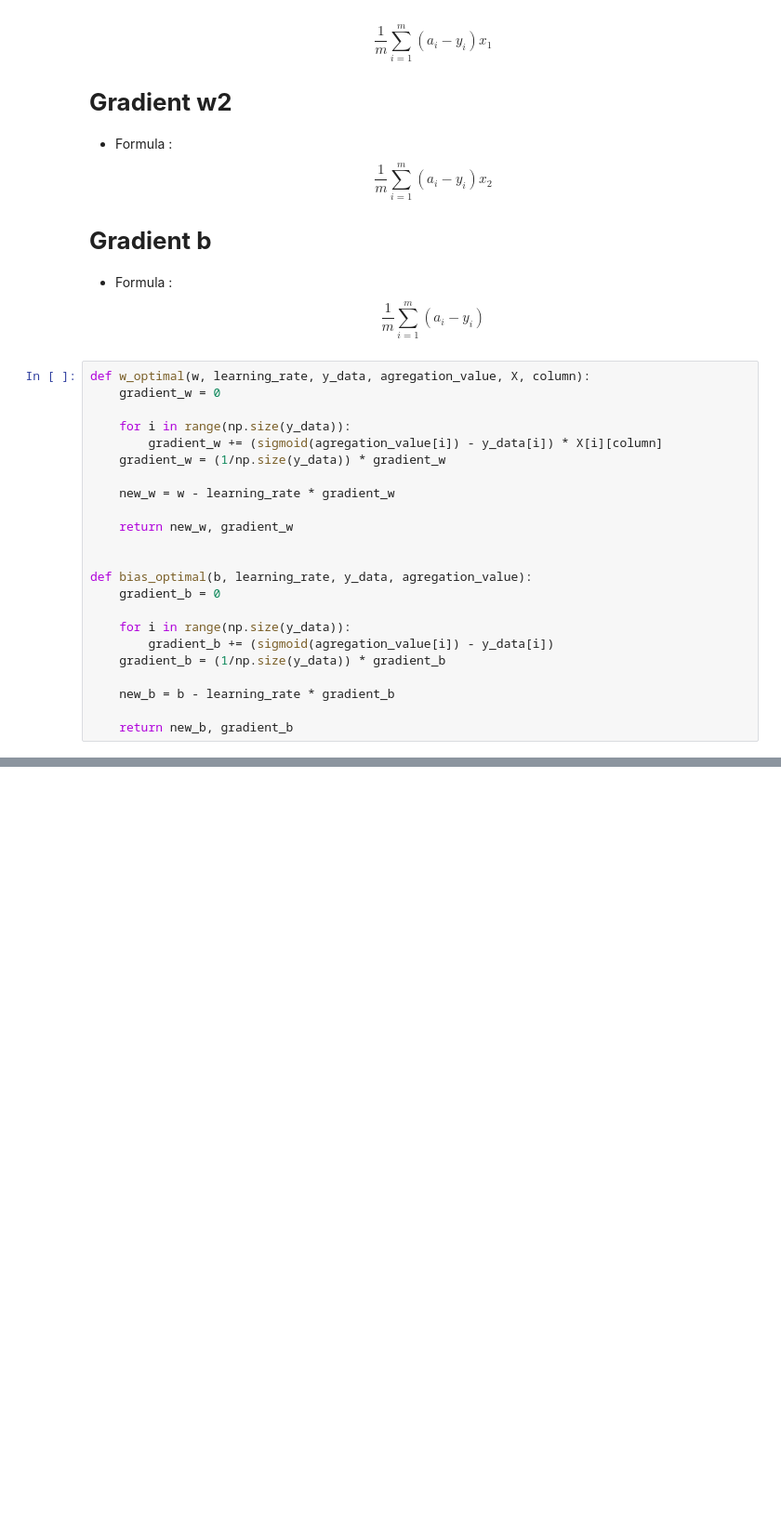
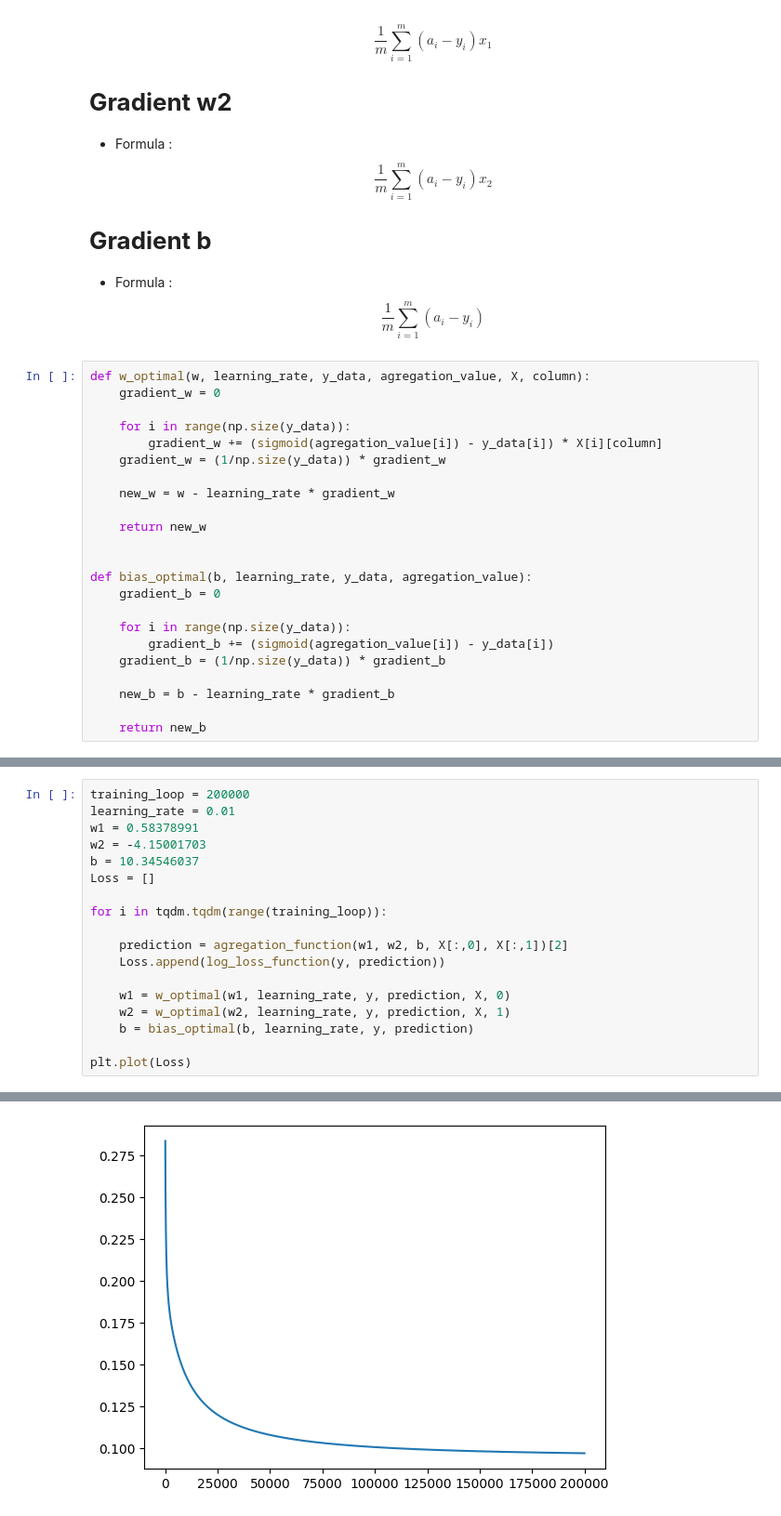
Before and after one commit to LeRatDeVarsovie/deep-learning-project, a Jupyter notebook: main.ipynb, the cells around one changed output, grey strips where cells are left out. Shown: that part at 93% size. Cells and saved outputs as stored; diff of their text form; blank space fills up the shorter version.

```diff
--- a/main.ipynb
+++ b/main.ipynb
@@ -110,7 +81,7 @@ def w_optimal(w, learning_rate, y_data, agregation_value, X, column):
 
     new_w = w - learning_rate * gradient_w
 
-    return new_w, gradient_w
+    return new_w
 
 
 def bias_optimal(b, learning_rate, y_data, agregation_value):
@@ -122,4 +93,4 @@ def bias_optimal(b, learning_rate, y_data, agregation_value):
 
     new_b = b - learning_rate * gradient_b
 
-    return new_b, gradient_b
+    return new_b
@@ -139,0 +97,19 @@ print(bias_optimal(test, 0.1, y, agregation_function(0.45, -0.70, test, X[:,0],
+# %%
+training_loop = 200000
+learning_rate = 0.01
+w1 = 0.58378991
+w2 = -4.15001703
+b = 10.34546037
+Loss = []
+
+for i in tqdm.tqdm(range(training_loop)):
+
+    prediction = agregation_function(w1, w2, b, X[:,0], X[:,1])[2]
+    Loss.append(log_loss_function(y, prediction))
+
+    w1 = w_optimal(w1, learning_rate, y, prediction, X, 0)
+    w2 = w_optimal(w2, learning_rate, y, prediction, X, 1)
+    b = bias_optimal(b, learning_rate, y, prediction)
+
+plt.plot(Loss)
+# %% [output]
@@ -139,0 +118 @@ print(bias_optimal(test, 0.1, y, agregation_function(0.45, -0.70, test, X[:,0],
+[figure, added]
```
Also changed, not shown: parts of 15 cells of this notebook.
